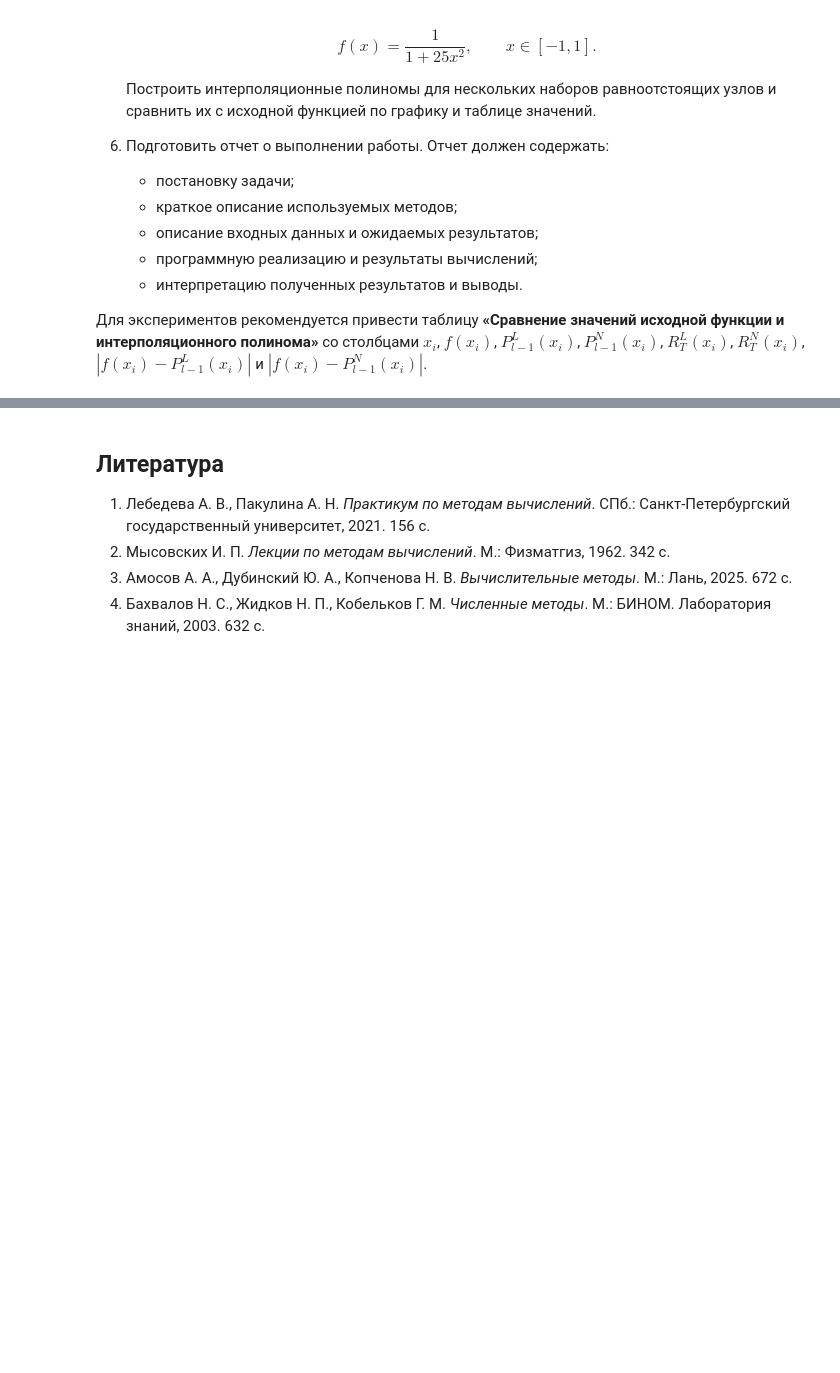
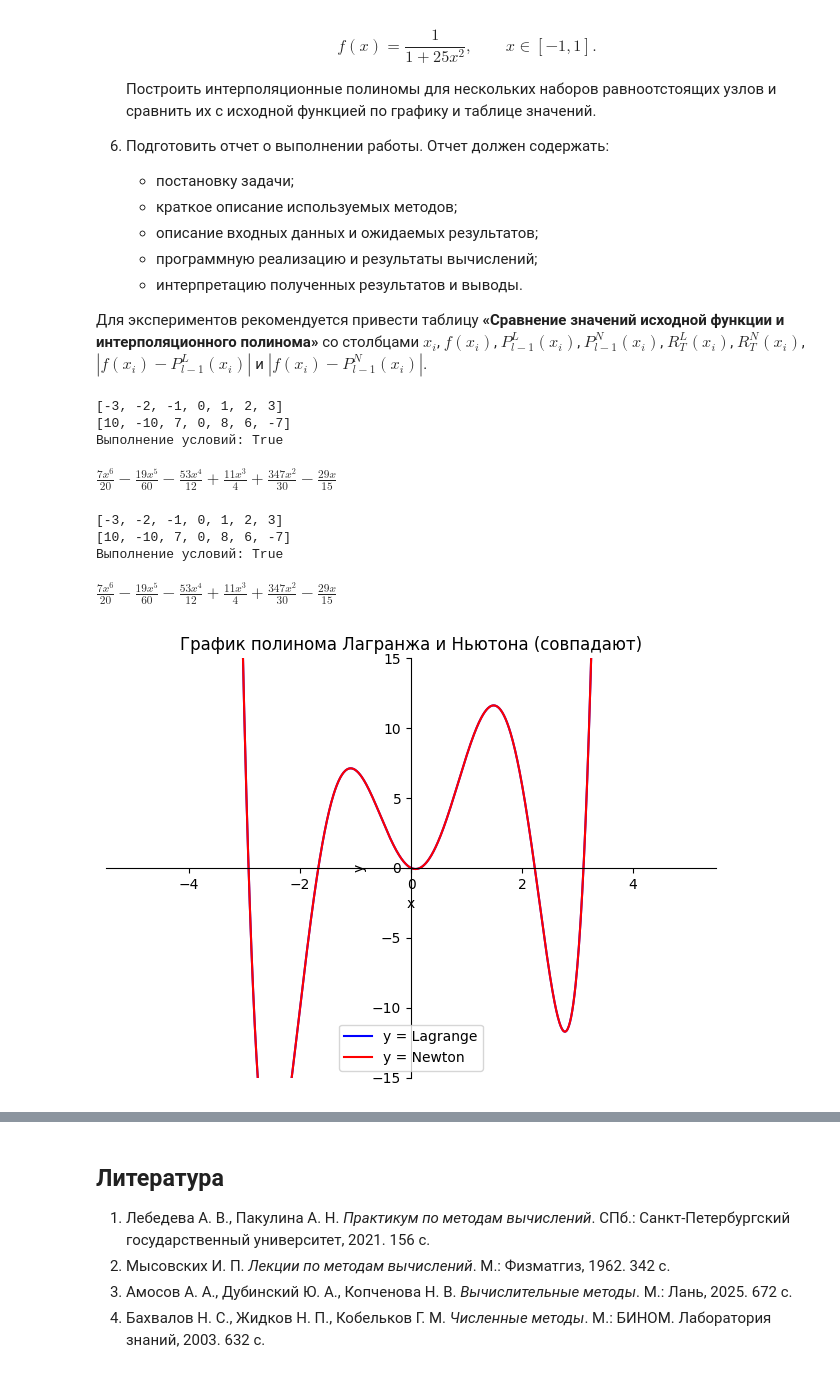
Before and after one commit to ShklyaevPlaton/nm-course, a Jupyter notebook: practice/02.1/2.1.ipynb, the cells around one changed output, grey strips where cells are left out. Cells and saved outputs as stored; diff of their text form; code cells hidden in the pictures; blank space fills up the shorter version.

```diff
--- a/practice/02.1/2.1.ipynb
+++ b/practice/02.1/2.1.ipynb
@@ -180,0 +182,56 @@ def Newton(X, Y):
+# %%
+from random import randint
+
+x = sp.symbols("x")
+X = [-3, -2, -1, 0, 1, 2, 3]
+Y = [randint(-10, 10) for _ in range(len(X))]
+Polyn = Lagrangia(X, Y)
+print(X)
+print(Y)
+print("Выполнение условий:", all(Y[i] == Polyn.subs(x, X[i]) for i in range(len(X))))
+print()
+Polyn
+# %% [output]
+[-3, -2, -1, 0, 1, 2, 3]
+[10, -10, 7, 0, 8, 6, -7]
+Выполнение условий: True
+$\displaystyle \frac{7 x^{6}}{20} - \frac{19 x^{5}}{60} - \frac{53 x^{4}}{12} + \frac{11 x^{3}}{4} + \frac{347 x^{2}}{30} - \frac{29 x}{15}$
+# %%
+PolynNew = Newton(X, Y)
+print(X)
+print(Y)
+print("Выполнение условий:", all(Y[i] == PolynNew.subs(x, X[i]) for i in range(len(X))))
+print()
+PolynNew
+# %% [output]
+[-3, -2, -1, 0, 1, 2, 3]
+[10, -10, 7, 0, 8, 6, -7]
+Выполнение условий: True
+$\displaystyle \frac{7 x^{6}}{20} - \frac{19 x^{5}}{60} - \frac{53 x^{4}}{12} + \frac{11 x^{3}}{4} + \frac{347 x^{2}}{30} - \frac{29 x}{15}$
+# %%
+from sympy import symbols, plot
+from sympy.plotting import plot as sympy_plot
+
+x = symbols("x")
+y_poly = Polyn
+y_polynew = PolynNew
+
+p = plot(
+    y_poly, y_polynew,
+    (x, -5, 5),
+    ylim = (-15, 15),
+    title = "График полинома Лагранжа и Ньютона (совпадают)",
+    xlabel = "x",
+    ylabel = "y",
+    show = False,
+    legend = True,
+)
+
+p[0].line_color = "blue"
+p[0].label = "y = Lagrange"
+p[1].line_color = "red"
+p[1].label = "y = Newton"
+
+p.show()
+# %% [output]
+[figure, added]
```
Also changed, not shown: parts of 3 cells of this notebook.
